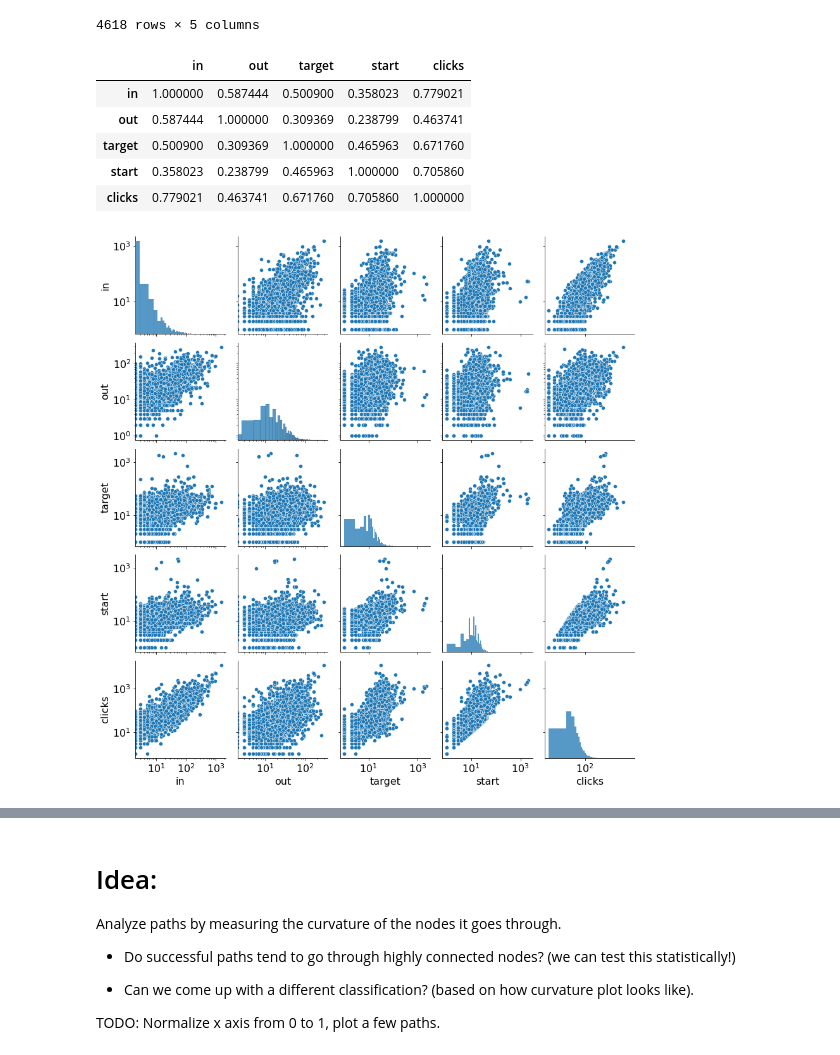
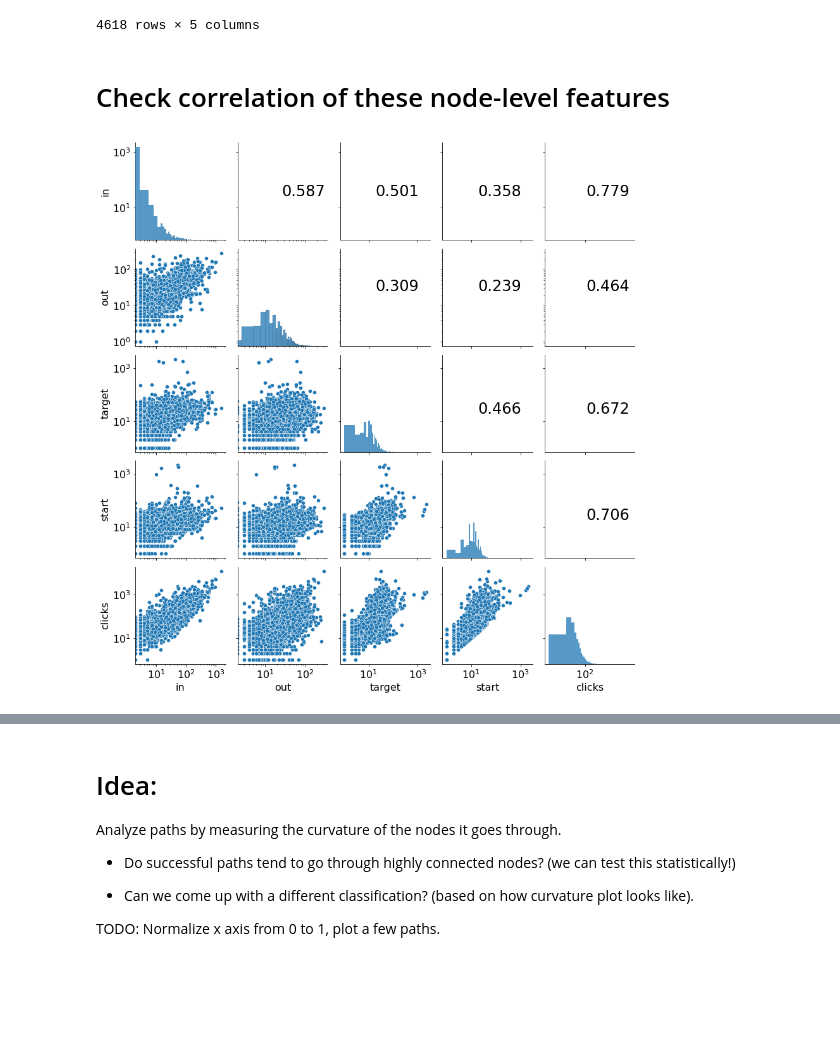
Before and after one commit to epfl-ada/ada-2022-project-theadalyzers, a Jupyter notebook: network-analysis.ipynb, the cells around one changed output, grey strips where cells are left out. Cells and saved outputs as stored; diff of their text form; code cells hidden in the pictures; blank space fills up the shorter version.

Commit message:
updated some graphs and format

```diff
--- a/network-analysis.ipynb
+++ b/network-analysis.ipynb
@@ -89,6 +99,6 @@ nodes_no_inlink[:5]
 # %%
-freq_out = df['src'].value_counts()
-freq_in = df['tgt'].value_counts()
+freq_out = df_links['src'].value_counts()
+freq_in = df_links['tgt'].value_counts()
 
 degree_freq = (pd.merge(freq_in,
                         freq_out,
@@ -164,13 +168,9 @@ plt.legend();
 # %%
 def split_decode_path(path):
-    pathl = (path.replace("_", " ")
-             .strip()
-             .split(";"))
     return list(map(
         str_url_format,
-        pathl
+        path.split(";")
     ))
-
 
 df_paths_success = (pd.read_csv("wikispeedia/wikispeedia_paths-and-graph/paths_finished.tsv",
                           skiprows=15,
@@ -184,7 +184,8 @@ df_paths_success = (pd.read_csv("wikispeedia/wikispeedia_paths-and-graph/paths_f
          )
 # Create a "target" col
 df_paths_success["target"] = (df_paths_success["path"]
-                              .apply(lambda x: str_url_format(x).split(";")[-1]))
+                              .apply(lambda x: (str_url_format(x)
+                                                .split(";")[-1])))
 df_paths_success["type"] = "win"
 
 
@@ -245,9 +223,11 @@ Length: 4183, dtype: int64
 # %%
 # Merge all dfs that count node properties:
 # in-degree, out-degree, use as start, use as target
+
+from itertools import chain
 degree_connect = (
-    pd.merge(
-        degree_freq,
+    degree_freq
+    .merge(
         # Count how many times an article was used as target
         df_paths["target"].value_counts(),
         left_index=True,
@@ -263,7 +243,9 @@ degree_connect = (
     .merge(
         # Count how many times an article was clicked
         pd.Series(
-            list(chain(*df_paths["pathl"].values)),
+            list(chain(
+                *df_paths["pathl"].values
+            )),
             name="clicks"
         )
         .value_counts(),
@@ -287,19 +269,26 @@ degree_connect
 | óengus i of the picts | 0.0 | 10.0 | NaN | NaN | NaN |
 | €2 commemorative coins | 0.0 | 47.0 | NaN | 1.0 | 1.0 |
 4618 rows × 5 columns
-# %%
-np.log(degree_connect).corr()
-# %% [output]
-|  | in | out | target | start | clicks |
-| in | 1.000000 | 0.587444 | 0.500900 | 0.358023 | 0.779021 |
-| out | 0.587444 | 1.000000 | 0.309369 | 0.238799 | 0.463741 |
-| target | 0.500900 | 0.309369 | 1.000000 | 0.465963 | 0.671760 |
-| start | 0.358023 | 0.238799 | 0.465963 | 1.000000 | 0.705860 |
-| clicks | 0.779021 | 0.463741 | 0.671760 | 0.705860 | 1.000000 |
+# %% [markdown]
+# Check correlation of these node-level features
 # %%
+with np.errstate(divide='ignore'):
+    corr = np.log(degree_connect).corr()
+
+
 pp = sns.pairplot(degree_connect)
+
+for i in range(5):
+    for j in range(i+1,5):
+        pp.axes[i,j].clear()
+
+        x = degree_connect.iloc[:,j].mean()
+        y = degree_connect.iloc[:,i].mean()
+        pp.axes[i,j].text(x,y,
+                          f"{corr.iloc[i,j]:.3f}", fontsize=24)
+
 
 for ax in pp.axes.flat:
     ax.set(xscale="log", yscale="log")
 # %% [output]
-[figure, old version]
+[figure, new version]
```
Also changed, not shown: parts of 31 cells of this notebook.
